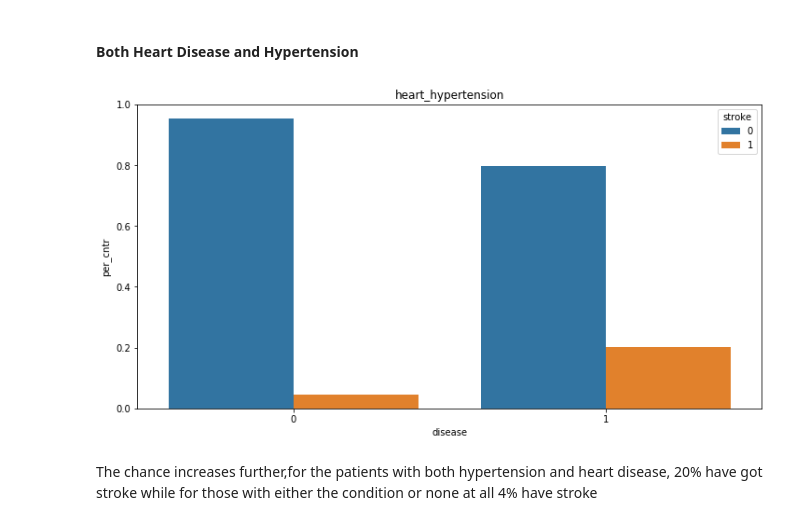
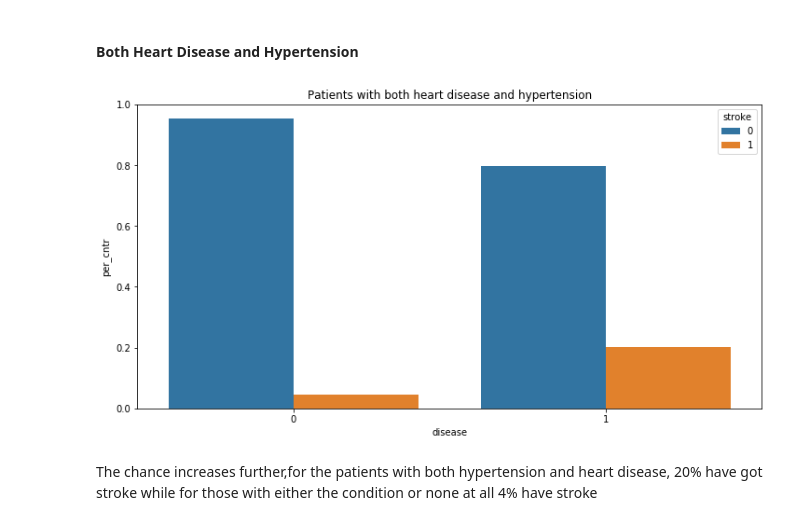
Before and after one commit to dgitahi/Stroke_Patient-Analysis, a Jupyter notebook: Stroke_Analysis.ipynb, the cells around one changed output. Saved outputs shown, nothing was run; the diff lists cells and outputs as text; code cells hidden in the pictures.

Commit message:
changes on disease analysis

```diff
--- a/Stroke_Analysis.ipynb
+++ b/Stroke_Analysis.ipynb
@@ -19,7 +19,7 @@ import matplotlib.pyplot as plt
 import seaborn as sns
 # %%
 #import the data and view
-df = pd.read_csv('healthcare-dataset-stroke-data.csv')
+df = pd.read_csv('/Users/dgitahi/Documents/nano degree/healthcare-dataset-stroke-data.csv')
 df.head()
 # %% [output]
 |  | id | gender | age | hypertension | heart_disease | ever_married | work_type | Residence_type | ... |
@@ -172,18 +184,18 @@ df['both_heart_hypertension'] = both_heart_hypertension
 # %%
 df_heart_hypertension =pd.DataFrame({'stroke':[1,1,0,0],'disease':[1,0,1,0],
                   'per_cntr':[df[df.both_heart_hypertension==1].groupby('stroke')['id'].count()[1]/df[df.both_heart_hypertension==1].shape[0],
                               df[df.both_heart_hypertension==0].groupby('stroke')['id'].count()[1]/df[df.both_heart_hypertension==0].shape[0],
                               df[df.both_heart_hypertension==1].groupby('stroke')['id'].count()[0]/df[df.both_heart_hypertension==1].shape[0],
                               df[df.both_heart_hypertension==0].groupby('stroke')['id'].count()[0]/df[df.both_heart_hypertension==0].shape[0]]})
 
 
 plt.figure(figsize=(12,6))
-plt.title('heart_hypertension')
+plt.title('Patients with both heart disease and hypertension')
 sns.barplot(x='disease',y='per_cntr',hue ='stroke',data=df_heart_hypertension)
 
 plt.show()
 # %% [output]
-[figure, old version]
+[figure, new version]
 # %% [markdown]
 The chance increases further,for the patients with both hypertension and heart disease, 20% have got stroke while for those with either the condition or none at all 4% have stroke
 # %% [markdown]
```
Also changed, not shown: parts of 15 cells of this notebook.
